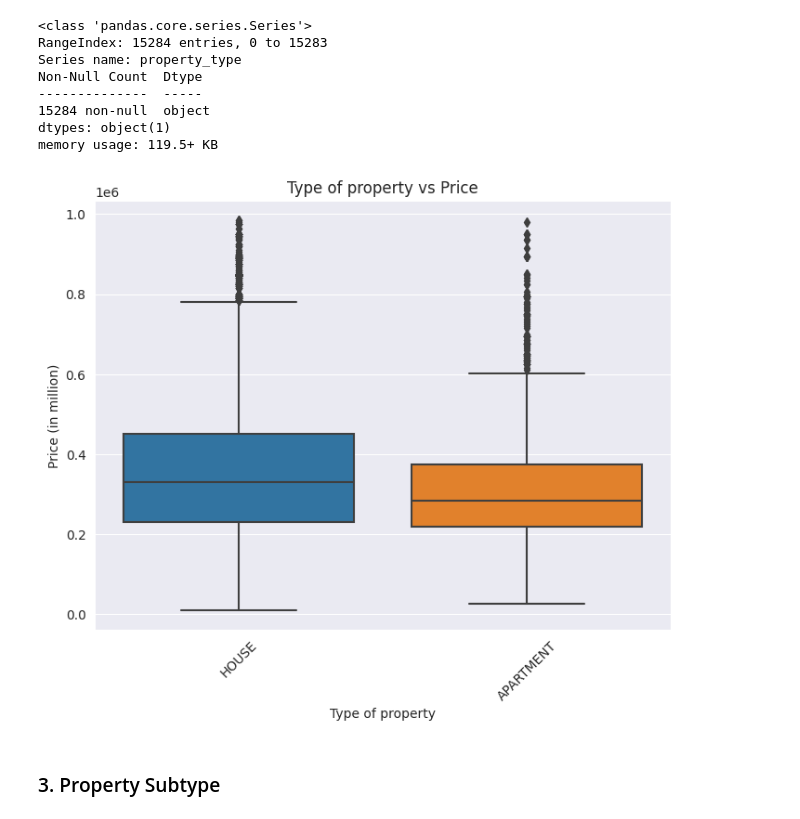
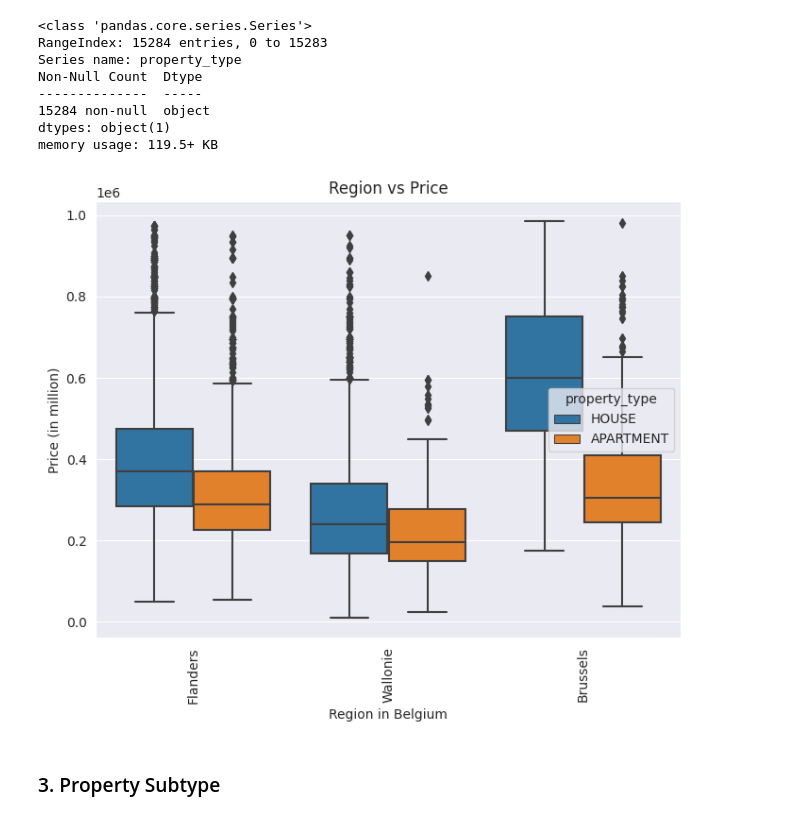
Before and after one commit to nikolaaswillaert/ImmoElizaDataAnalysis, a Jupyter notebook: datacleaning.ipynb, the cells around one changed output. Drawn from its saved outputs; the diff is of its cells as text; code cells hidden in the pictures.

```diff
--- a/datacleaning.ipynb
+++ b/datacleaning.ipynb
@@ -357,13 +357,13 @@ dtypes: object(1)
 memory usage: 119.5+ KB
 # %%
 fig,ax = plt.subplots(figsize=(8,6))
-sns.boxplot(x = 'property_type', y = 'price',  data = df,ax=ax)
-plt.title('Type of property vs Price')
-plt.xlabel('Type of property')
+sns.boxplot(x = 'region', y = 'price',  data = df,ax=ax, hue='property_type')
+plt.title('Region vs Price')
+plt.xlabel('Region in Belgium')
 plt.ylabel('Price (in million)')
-ticks = plt.setp(ax.get_xticklabels(),rotation=45)
+ticks = plt.setp(ax.get_xticklabels(),rotation=90)
 # %% [output]
-[figure, old version]
+[figure, new version]
 # %% [markdown]
 ### 3. Property Subtype
 # %%
```
Also changed, not shown: parts of 13 cells of this notebook, 1 other file.
